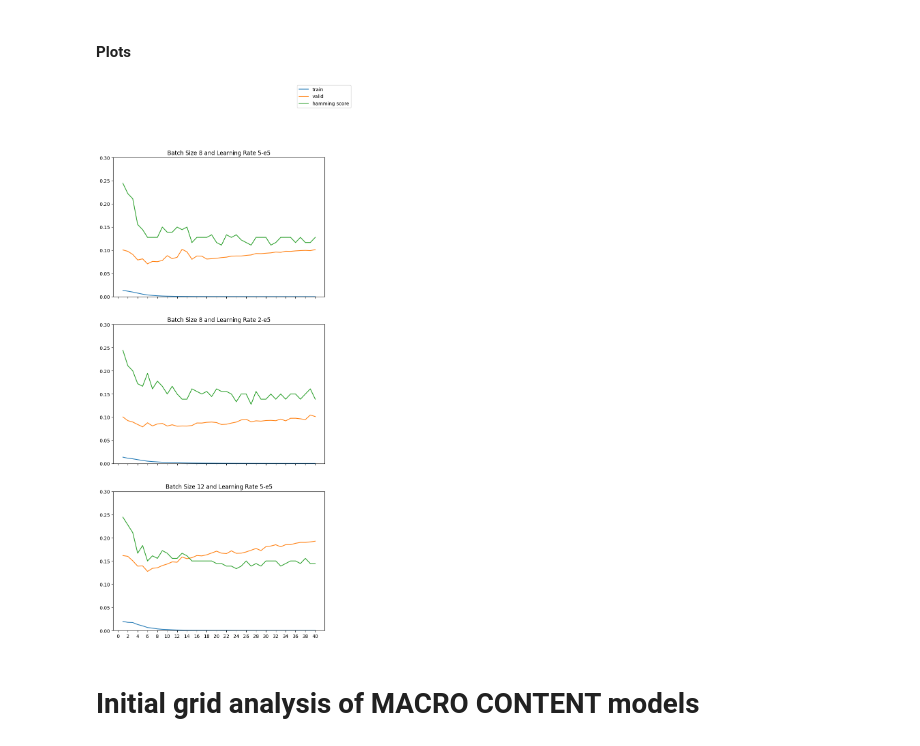
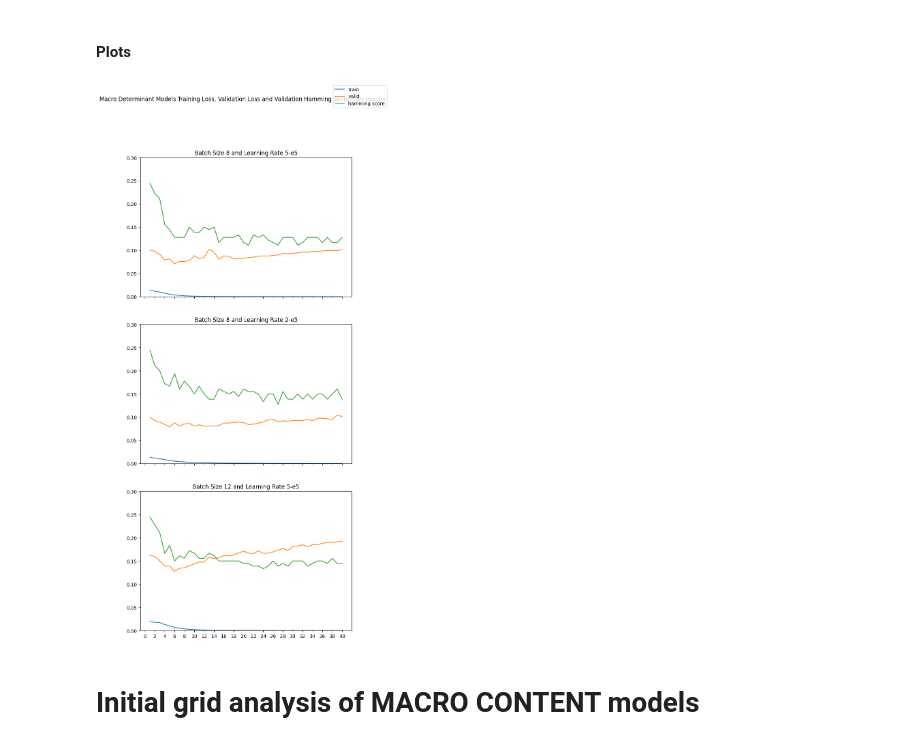
Before and after one commit to alberto-lorente/RorschIA_07-04, a Jupyter notebook: Gridsearch results/Final candidate models/Analysis of Gridserch Results.ipynb, the cells around one changed output. Cells and saved outputs as stored; diff of their text form; code cells hidden in the pictures.

```diff
--- a/Gridsearch results/Final candidate models/Analysis of Gridserch Results.ipynb
+++ b/Gridsearch results/Final candidate models/Analysis of Gridserch Results.ipynb
@@ -299,7 +299,7 @@ df_model_5_batch_12 = get_train_val_metric_df(model_5_batch_12)
 fig, ax = plt.subplots(3, 1, sharex=True, sharey=True)
 fig.set_figheight(18)
 fig.set_figwidth(8)
-# fig.suptitle("MACRO DETERMINANT Training Loss, Validation Loss and Validation Hamming Score over epochs")
+fig.suptitle("Macro Determinant Models Training Loss, Validation Loss and Validation Hamming Score over epochs")
 
 ax[0].set_ylim(0,0.3)
 
@@ -309,34 +309,34 @@ ax[0].plot(df_model_5_batch_8.index, df_model_5_batch_8["valid_loss"], label="va
 ax[0].plot(df_model_5_batch_8.index, df_model_5_batch_8["hamming"], label="hamming score")
 
 
 # ax[0, 1].set_ylim(0,0.15)
 
 # ax[0, 1].title.set_text("Batch Size 8 and Learning Rate 3-e5")
 # ax[0, 1].plot(df_model_3_batch_8.index, df_model_3_batch_8["train_loss"])
 # ax[0, 1].plot(df_model_3_batch_8.index, df_model_3_batch_8["valid_loss"])
 # ax[0, 1].plot(df_model_3_batch_8.index, df_model_3_batch_8["hamming"])
 
 
 ax[1].set_ylim(0,0.3)
 
 ax[1].title.set_text("Batch Size 8 and Learning Rate 2-e5")
 ax[1].plot(df_model_2_batch_8.index, df_model_2_batch_8["train_loss"])
 ax[1].plot(df_model_2_batch_8.index, df_model_2_batch_8["valid_loss"])
 ax[1].plot(df_model_2_batch_8.index, df_model_2_batch_8["hamming"])
 
 ax[2].set_ylim(0,0.3)
 
 ax[2].title.set_text("Batch Size 12 and Learning Rate 5-e5")
 ax[2].plot(df_model_5_batch_12.index, df_model_5_batch_12["train_loss"])
 ax[2].plot(df_model_5_batch_12.index, df_model_5_batch_12["valid_loss"])
 ax[2].plot(df_model_5_batch_12.index, df_model_5_batch_12["hamming"])
 xticks(np.arange(0, 41, 2))
 
 
 fig.legend()
 plt.show()
 # %% [output]
-[figure, old version]
+[figure, new version]
 # %% [markdown]
 # Initial grid analysis of MACRO CONTENT models
 # %%
```
Also changed, not shown: parts of 3 cells of this notebook, 2 other files.
